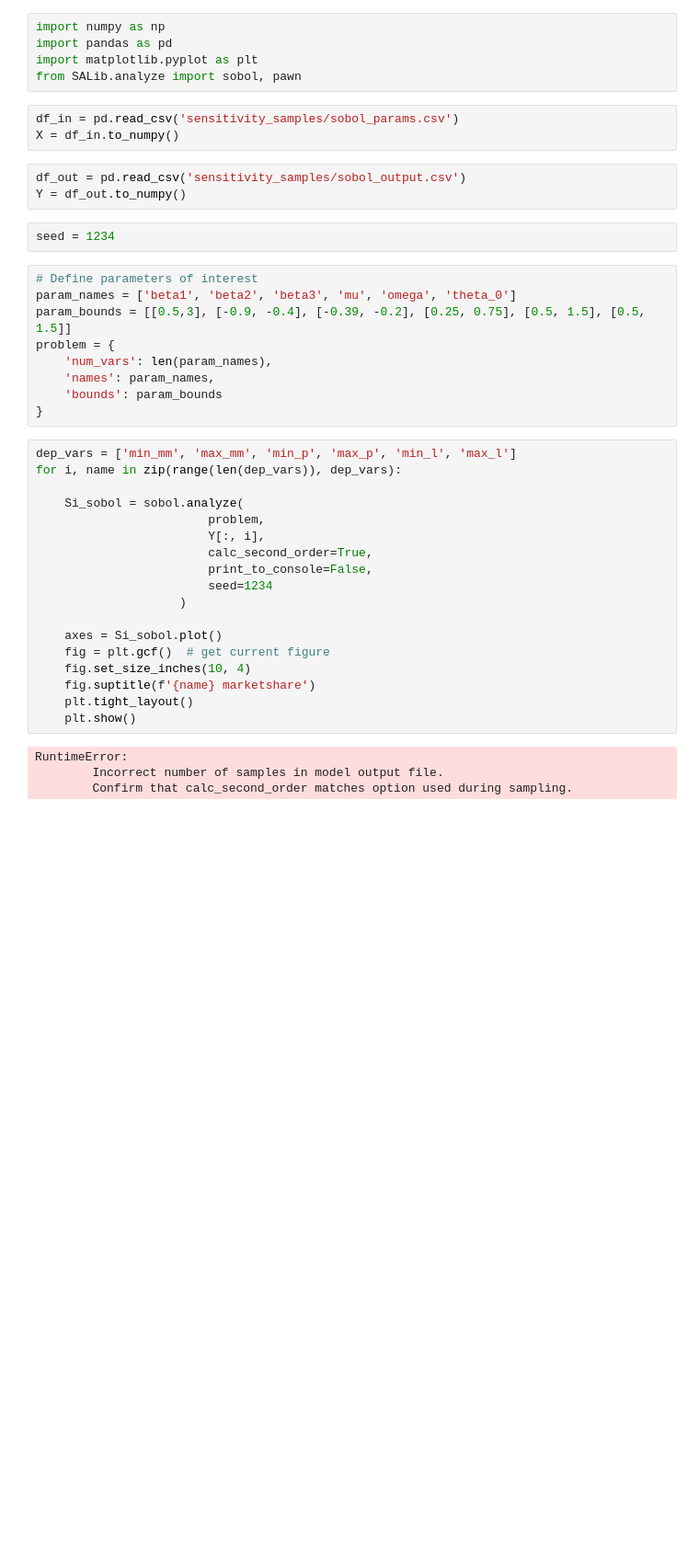
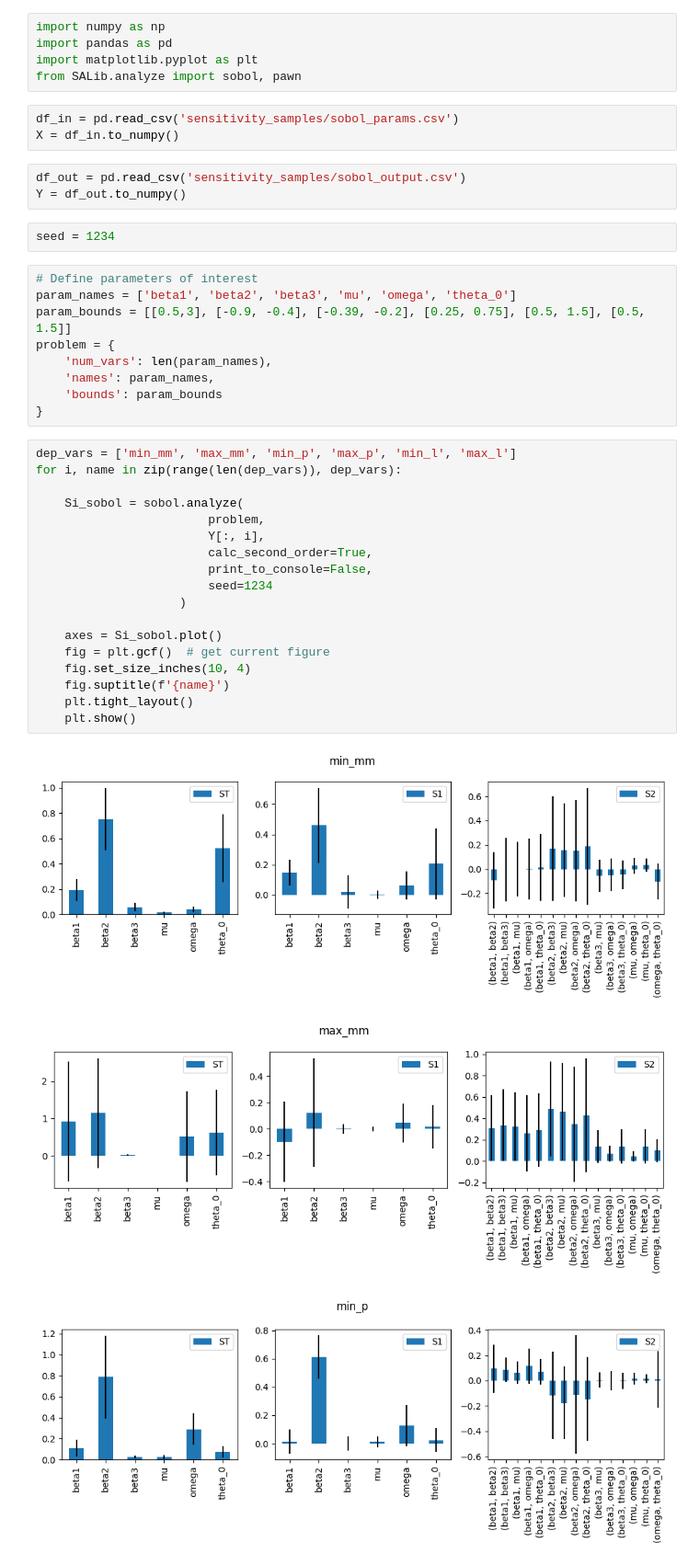
Before and after one commit to anuscabc/markdown_estimation, a Jupyter notebook: sensitivity/sensitivity_indices.ipynb, the cells around one changed output. Shown at 92% size. Saved outputs shown, nothing was run; the diff lists cells and outputs as text; blank space fills up the shorter version.

```diff
--- a/sensitivity/sensitivity_indices.ipynb
+++ b/sensitivity/sensitivity_indices.ipynb
@@ -23,22 +23,22 @@ problem = {
 # %%
 dep_vars = ['min_mm', 'max_mm', 'min_p', 'max_p', 'min_l', 'max_l']
 for i, name in zip(range(len(dep_vars)), dep_vars):
 
     Si_sobol = sobol.analyze(
                         problem,
                         Y[:, i],
                         calc_second_order=True,
                         print_to_console=False,
                         seed=1234
                     )
 
     axes = Si_sobol.plot()
     fig = plt.gcf()  # get current figure
     fig.set_size_inches(10, 4)
-    fig.suptitle(f'{name} marketshare')
+    fig.suptitle(f'{name}')
     plt.tight_layout()
     plt.show()
 # %% [output]
-RuntimeError:
-        Incorrect number of samples in model output file.
-        Confirm that calc_second_order matches option used during sampling.
+[figure, added]
+[figure, added]
+[figure, added]
```
Also changed, not shown: parts of 2 cells of this notebook.
